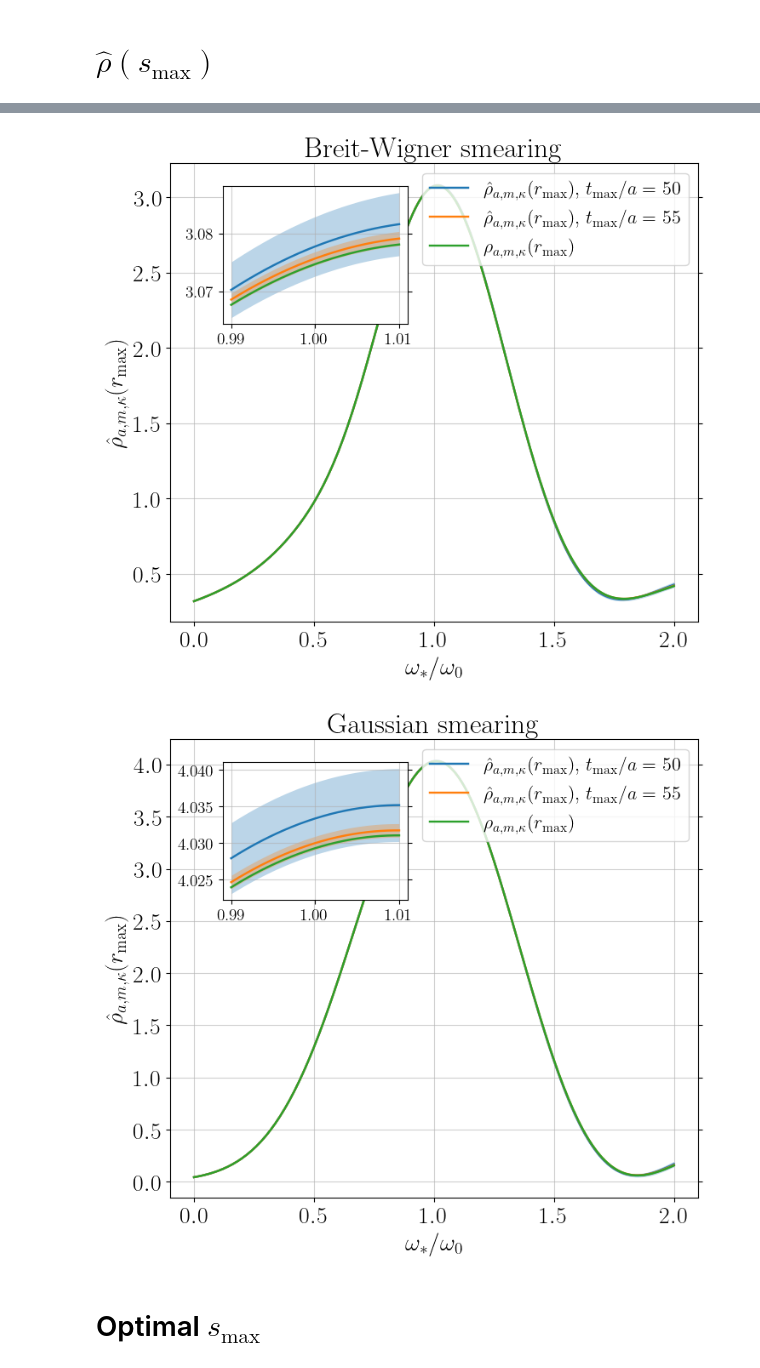
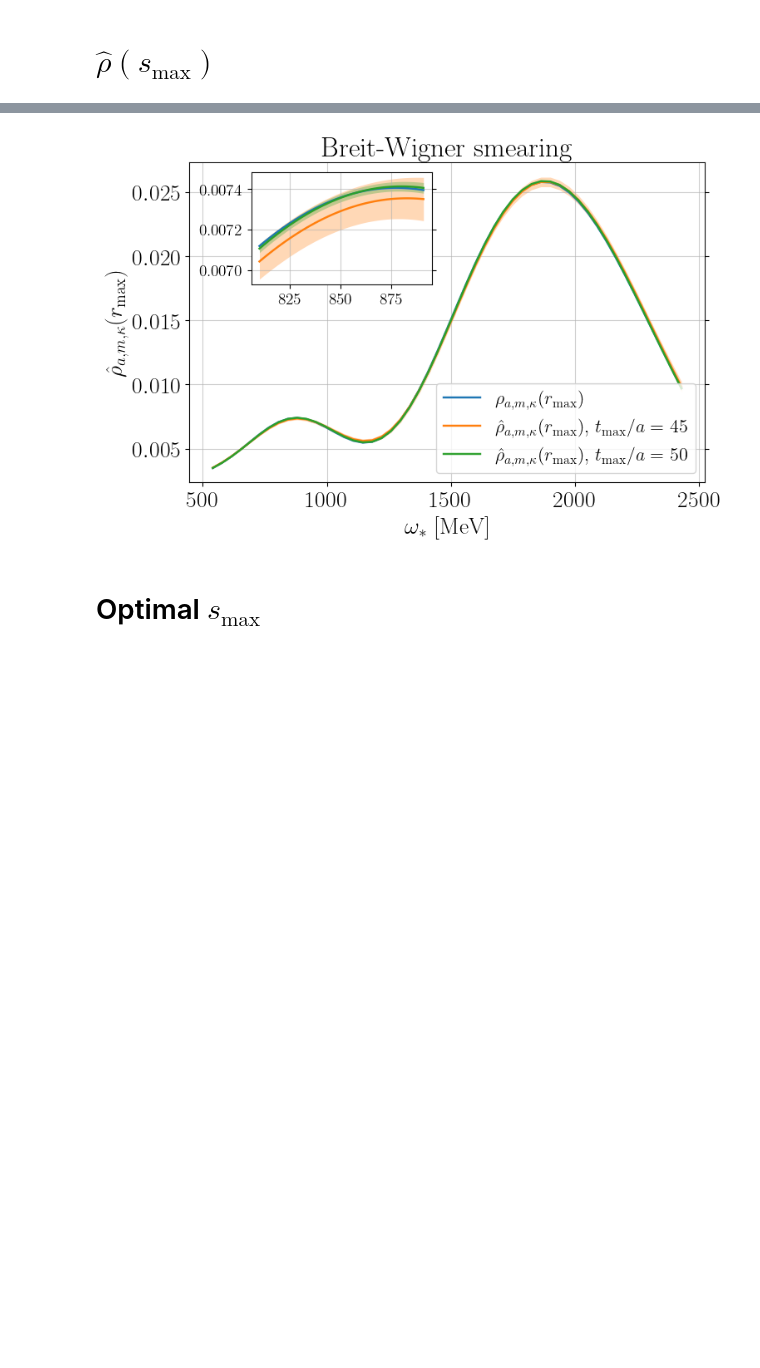
Before and after one commit to DiegoToniolo/Analysis_spectral_densities, a Jupyter notebook: thesis_plot.ipynb, the cells around one changed output, grey strips where cells are left out. Drawn from its saved outputs; the diff is of its cells as text; code cells hidden in the pictures; blank space fills up the shorter version.

Commit message:
Discrete rho double exp thesis, other plots

```diff
--- a/thesis_plot.ipynb
+++ b/thesis_plot.ipynb
@@ -355,7 +502,7 @@ for ki in range(len(ker)):
     plt.ylabel(r"$\rho_{m, \kappa}$")
     plt.title(ker[ki] + " smearing")
     #plt.tight_layout()
-    plt.ylim(-0.01, 0.25)
+    #plt.ylim(-0.01, 0.25)
     ax = plt.gca()
     ax.xaxis.set_major_locator(MultipleLocator(500))
     ax.xaxis.set_minor_locator(MultipleLocator(100))
@@ -465,12 +577,12 @@ for ki in range(len(ker)):
 # %% [markdown]
 # $\hat\rho(s_\mathrm{max})$
 # %%
-m = 2
+m = 0
 ker = ["Breit-Wigner"]
 sigma = 270*0.065/197.3
 s = [10]
-tmax = [+np.inf, 50, 55]
-w = np.linspace(1, 9, 201)*270*0.065/197.3
+tmax = [+np.inf, 45, 50]
+w = np.linspace(2, 9, 201)*270*0.065/197.3
 
 rho, err_rho = np.zeros((len(ker), len(tmax), len(s), len(w))), np.zeros((len(ker), len(s), len(tmax), len(w)))
 for ki in range(len(ker)):
@@ -483,11 +595,11 @@ for ki in range(len(ker)):
                 for wi in range(len(w)):
                     err_rho[ki, si, ti, wi] = bound_t_rho(w[wi], s[si], tmax[ti], m, par, cov, ker[ki], sigma)[0]
 # %%
-m = 2
+m = 0
 ker = ["Breit-Wigner"]
 sigma = 270*0.065/197.3
 s = [10]
-tmax = [+np.inf, 50, 55]
+tmax = [+np.inf, 45, 50]
 w = np.linspace(3, 3.3, 201)*270*0.065/197.3
 
 rho_zoom, err_rho_zoom = np.zeros((len(ker), len(tmax), len(s), len(w))), np.zeros((len(ker), len(s), len(tmax), len(w)))
@@ -503,7 +615,7 @@ for ki in range(len(ker)):
 # %%
 for ki in range(len(ker)):
     #plt.figure(figsize=(8, 7))
-    w = np.linspace(1, 9, 201)*270*0.065/197.3
+    w = np.linspace(2, 9, 201)*270*0.065/197.3
     for si in range(len(s)):
         for ti in range(len(tmax)):
             if tmax[ti] == +np.inf:
@@ -511,17 +623,17 @@ for ki in range(len(ker)):
             else:
                 line, = plt.plot(w/0.065*197.3, rho[ki, ti, si, :], label = r"$\hat\rho_{m, \kappa}(s_\mathrm{max})$, $t_\mathrm{max}/a = \,\,$"+r"${}$".format(tmax[ti]))
                 plt.fill_between(w/0.065*197.3, rho[ki, ti, si, :]-err_rho[ki, si, ti, :], rho[ki, ti, si, :]+err_rho[ki, si, ti, :], alpha = 0.3, color = line.get_color(), linewidth=0)
-    plt.legend(loc='upper right', fontsize=16)
+    plt.legend(loc='lower right', fontsize=16)
     plt.xlabel(r"$\omega_*$ [MeV]")
     plt.ylabel(r"$\hat{\rho}_{m, \kappa}(s_\mathrm{max})$")
     plt.title(ker[ki] + " smearing", fontsize = 24)
     #plt.tight_layout()
     #b, t = plt.ylim()
-    plt.ylim(0.005, 0.13)
+    #plt.ylim(0.005, 0.13)
 
     ax = plt.gca()
     w = np.linspace(3, 3.3, 201)*270*0.065/197.3
-    ins = ax.inset_axes([0.10, 0.65, 0.35, 0.32])
+    ins = ax.inset_axes([0.12, 0.62, 0.35, 0.35])
     for si in range(len(s)):
         for ti in range(len(tmax)):
             if tmax[ti] == +np.inf:
@@ -565,41 +737,40 @@ rho[0, 0, 0, 2, :], rho[1, 0, 0, 2, :]
 # %%
-ker = ["Breit-Wigner", "Gaussian"]
+ker = ["Breit-Wigner"]
 s = [10]
-tmax = [50, 55, 200]
+tmax = [150, 45, 50]
 
 for ki in range(len(ker)):
-    plt.figure(figsize=(8, 7))
-    w = np.linspace(0, 2, 201)*0.3
+    #plt.figure(figsize=(8, 7))
+    w0 = np.linspace(2, 9, 51)*M_PI
     for si in range(len(s)):
         for ti in range(len(tmax)):
-            if tmax[ti] == 200:
-                plt.plot(w/0.3, rho[ki, 0, si, ti, :], label = r"$\rho_{a, m, \kappa}(r_\mathrm{max})$")
+            if tmax[ti] == 150:
+                plt.plot(w0/(M_PI/270), rho[ki, 0, si, ti, :], label = r"$\rho_{a, m, \kappa}(r_\mathrm{max})$")
             else:
-                line, = plt.plot(w/0.3, rho[ki, 0, si, ti, :], label = r"$\hat\rho_{a, m, \kappa}(r_\mathrm{max})$, $t_\mathrm{max}/a = \,\,$"+r"${}$".format(tmax[ti]))
-                plt.fill_between(w/0.3, rho[ki, 0, si, ti, :]-err_rho[ki, 0, si, ti, :], rho[ki, 0, si, ti, :]+err_rho[ki, 0, si, ti, :], alpha = 0.3, color = line.get_color(), linewidth=0)
-    plt.legend(loc='upper right', fontsize=16)
-    plt.xlabel(r"$\omega_*/\omega_0$")
+                line, = plt.plot(w0/(M_PI/270), rho[ki, 0, si, ti, :], label = r"$\hat\rho_{a, m, \kappa}(r_\mathrm{max})$, $t_\mathrm{max}/a = \,\,$"+r"${}$".format(tmax[ti]))
+                plt.fill_between(w0/(M_PI/270), rho[ki, 0, si, ti, :]-err_rho[ki, 0, si, ti-1, :], rho[ki, 0, si, ti, :]+err_rho[ki, 0, si, ti-1, :], alpha = 0.3, color = line.get_color(), linewidth=0)
+    plt.legend(loc='lower right', fontsize=16)
+    plt.xlabel(r"$\omega_*$ [MeV]")
     plt.ylabel(r"$\hat{\rho}_{a, m, \kappa}(r_\mathrm{max})$")
     plt.title(ker[ki] + " smearing", fontsize = 24)
     #plt.tight_layout()
     #b, t = plt.ylim()
     #plt.ylim(0.005, 0.135)
 
     ax = plt.gca()
-    w = np.linspace(0.99, 1.01, 201)
-    ins = ax.inset_axes([0.1, 0.65, 0.35, 0.3])
+    w = np.linspace(3, 3.3, 51)*M_PI
+    ins = ax.inset_axes([0.12, 0.62, 0.35, 0.35])
     for si in range(len(s)):
         for ti in range(len(tmax)):
-            if tmax[ti] == 200:
-                ins.plot(w, rho_zoom[ki, 0, si, ti, :], label = r"$\rho_{m. \kappa}(s_\mathrm{max})$")
+            if tmax[ti] == 150:
+                ins.plot(w/(M_PI/270), rho_zoom[ki, 0, si, ti, :], label = r"$\rho_{m. \kappa}(s_\mathrm{max})$")
             else:
-                line, = ins.plot(w, rho_zoom[ki, 0, si, ti, :], label = r"$\hat\rho_{m. \kappa}(s_\mathrm{max})$")
-                ins.fill_between(w, rho_zoom[ki, 0, si, ti, :]-err_rho_zoom[ki, 0, si, ti, :], rho_zoom[ki, 0, si, ti, :]+err_rho_zoom[ki, 0, si, ti, :], alpha = 0.3, color = line.get_color(), linewidth=0)
+                line, = ins.plot(w/(M_PI/270), rho_zoom[ki, 0, si, ti, :], label = r"$\hat\rho_{m. \kappa}(s_\mathrm{max})$")
+                ins.fill_between(w/(M_PI/270), rho_zoom[ki, 0, si, ti, :]-err_rho_zoom[ki, 0, si, ti-1, :], rho_zoom[ki, 0, si, ti, :]+err_rho_zoom[ki, 0, si, ti-1, :], alpha = 0.3, color = line.get_color(), linewidth=0)
     ins.tick_params(axis='both', which='major', labelsize=14)
     plt.show()
 # %% [output]
-[figure, old version]
+[figure, new version]
-[figure, removed]
 # %% [markdown]
 # Optimal $s_\mathrm{max}$
 # %%
```
Also changed, not shown: parts of 23 cells of this notebook, 3 other files.
